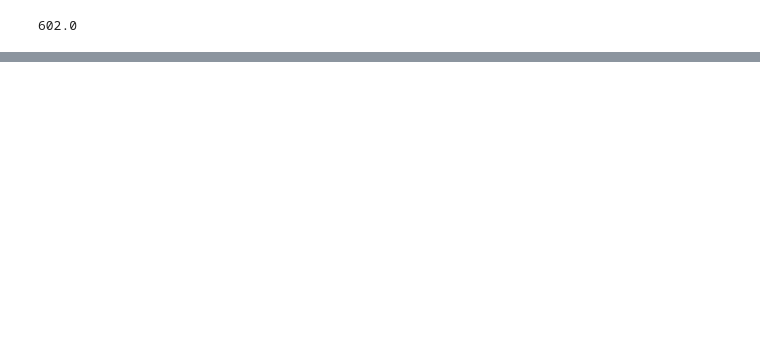
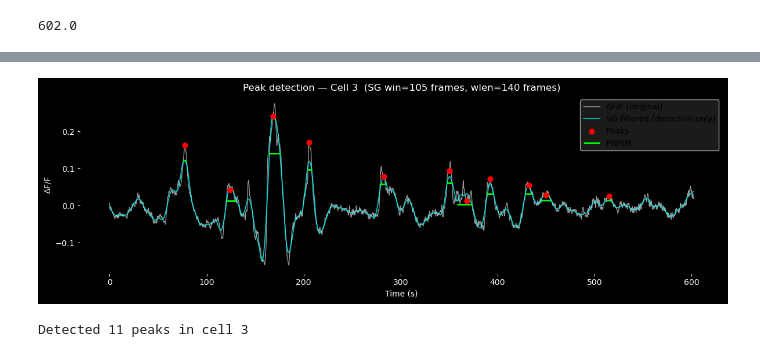
Before and after one commit to Andrea3v/Suite2p_Ca_Analysis, a Jupyter notebook: Calcium_analysis_Suite2p.ipynb, the cells around one changed output, grey strips where cells are left out. Cells and saved outputs as stored; diff of their text form; code cells hidden in the pictures; blank space fills up the shorter version.

Commit message:
Update analysis pipeline: dFF, peak detection, burst/sync metrics, session-prefixed outputs

```diff
--- a/Calcium_analysis_Suite2p.ipynb
+++ b/Calcium_analysis_Suite2p.ipynb
@@ -229,0 +210,54 @@ plt.show()
+# %%
+import matplotlib.pyplot as plt
+from scipy.signal import find_peaks, peak_widths, peak_prominences, savgol_filter
+
+ch = 2  # <<<< change to inspect another cell
+
+trace = data_filt[ch]
+
+# --- Savitzky-Golay smoothing for peak detection only ---------------------
+win_sg = int(fs * 15)
+win_sg = win_sg if win_sg % 2 else win_sg + 1   # must be odd
+trace_smooth = savgol_filter(trace, window_length=win_sg, polyorder=2)
+
+# --- detection parameters (tune here; reused for all cells below) ---------
+height_thr = 0.02           # minimum peak height in ΔF/F units
+prom_thr   = 0.02           # minimum peak prominence in ΔF/F units
+min_dist   = int(fs * 5.0)  # minimum inter-peak distance (1 s)
+wlen       = int(fs * 20)   # local window for prominence/width (±5 s)
+
+# Detect peaks on smoothed trace
+peaks, _ = find_peaks(trace_smooth, height=height_thr,
+                      prominence=prom_thr, distance=min_dist)
+
+# Prominence on smooth trace — peaks are guaranteed local maxima there
+# This avoids the "prominence=0" warning that arises when peak indices
+# from trace_smooth don't land on local maxima in the original trace
+prominences, left_bases, right_bases = peak_prominences(trace_smooth, peaks, wlen=wlen)
+
+# FWHM crossing evaluated on original trace using smooth-derived prominence
+widths, width_heights, left_ips, right_ips = peak_widths(
+    trace, peaks, rel_height=0.5,
+    prominence_data=(prominences, left_bases, right_bases)
+)
+
+peak_heights_orig = trace[peaks]   # amplitude from original trace
+
+fig, ax = plt.subplots(figsize=(12, 4))
+ax.plot(timevec, trace,        color='white', lw=1.0, alpha=0.6, label='ΔF/F (original)')
+ax.plot(timevec, trace_smooth, color='cyan',  lw=1.2, alpha=0.8, label='SG-filtered (detection only)')
+ax.scatter(timevec[peaks], peak_heights_orig, color='red', s=40, zorder=5, label='Peaks')
+ax.hlines(width_heights, timevec[left_ips.astype(int)], timevec[right_ips.astype(int)],
+          color='lime', lw=2, label='FWHM')
+ax.set(title=f'Peak detection — Cell {ch+1}  (SG win={win_sg} frames, wlen={wlen} frames)',
+       xlabel='Time (s)', ylabel='ΔF/F')
+ax.legend(facecolor='#222')
+ax.set_facecolor('black'); fig.patch.set_facecolor('black')
+ax.tick_params(colors='white')
+ax.xaxis.label.set_color('white'); ax.yaxis.label.set_color('white'); ax.title.set_color('white')
+plt.tight_layout(); plt.show()
+
+print(f'Detected {len(peaks)} peaks in cell {ch+1}')
+# %% [output]
+[figure, added]
+Detected 11 peaks in cell 3
```
Also changed, not shown: parts of 19 cells of this notebook.
